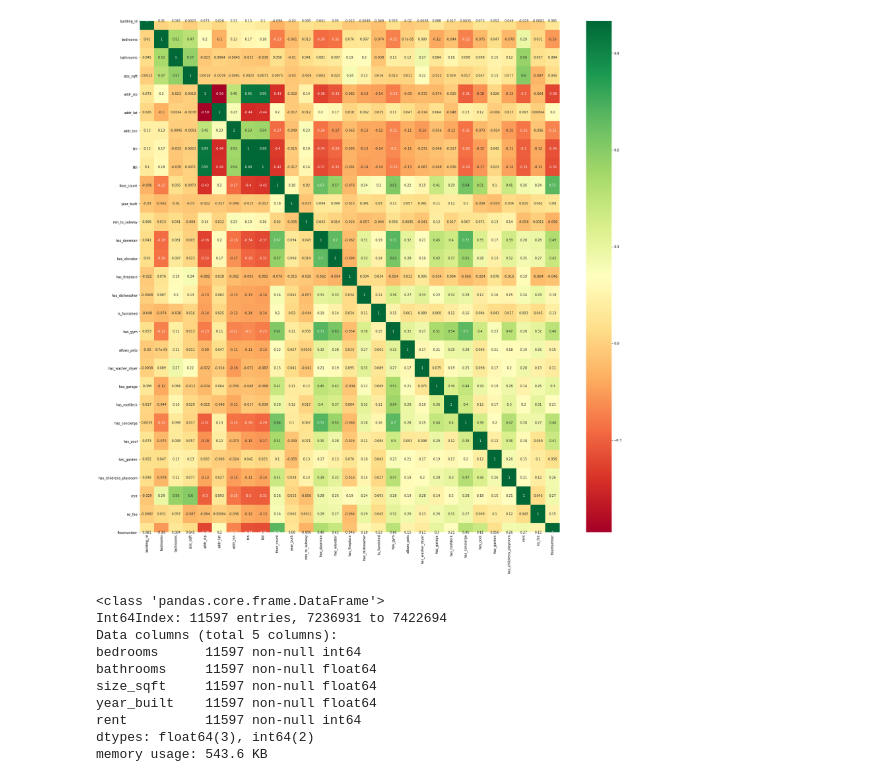
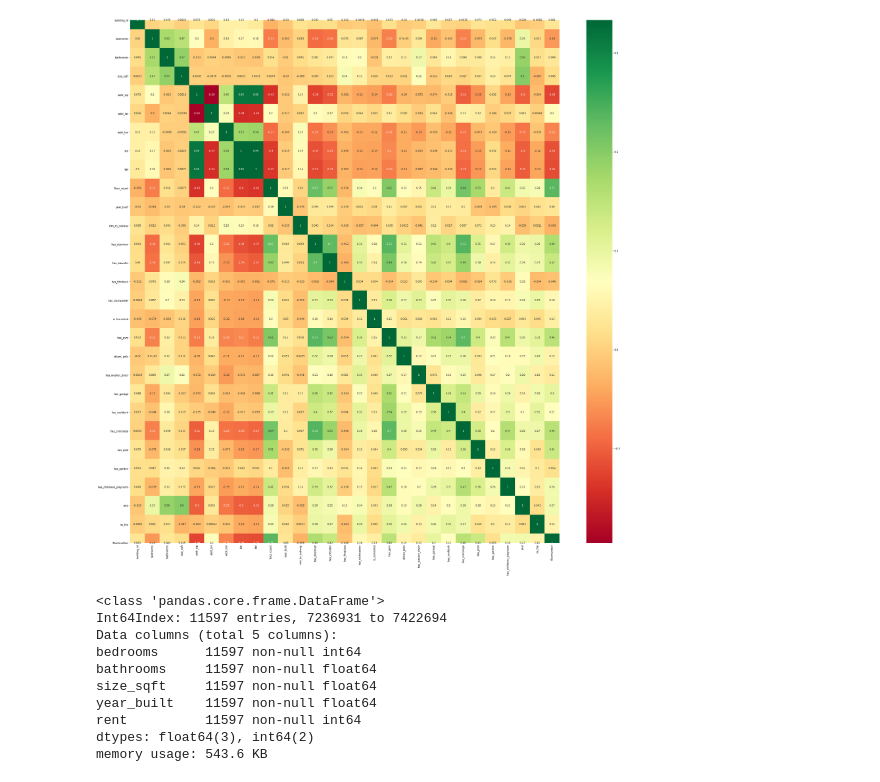
Before and after one commit to simplisticmartin/Godzillow, a Jupyter notebook: main.ipynb, the cells around one changed output. Cells and saved outputs as stored; diff of their text form; code cells hidden in the pictures.

Commit message:
expanded heatmap

```diff
--- a/main.ipynb
+++ b/main.ipynb
@@ -17,14 +17,12 @@ train_df = pd.read_csv('SE_rents2018_train.csv', index_col=0)
 # borough, neighborhood, has_doorman, and size_sqft for non-linear model.
 # %%
 #using a heatmap to select meaningful features
-#columns = test1_df[:,0:29]
-#target = test1_df.rent
 corrmat = test1_df.corr()
 test1_top_corr = corrmat.index
-plt.figure(figsize=(29,29))
+plt.figure(figsize=(38,38))
 test1_g = sns.heatmap(test1_df[test1_top_corr].corr(), annot=True, cmap="RdYlGn")
 # %% [output]
-[figure, old version]
+[figure, new version]
 # %%
 from matplotlib.colors import ListedColormap
 import matplotlib.pyplot as plt
```
